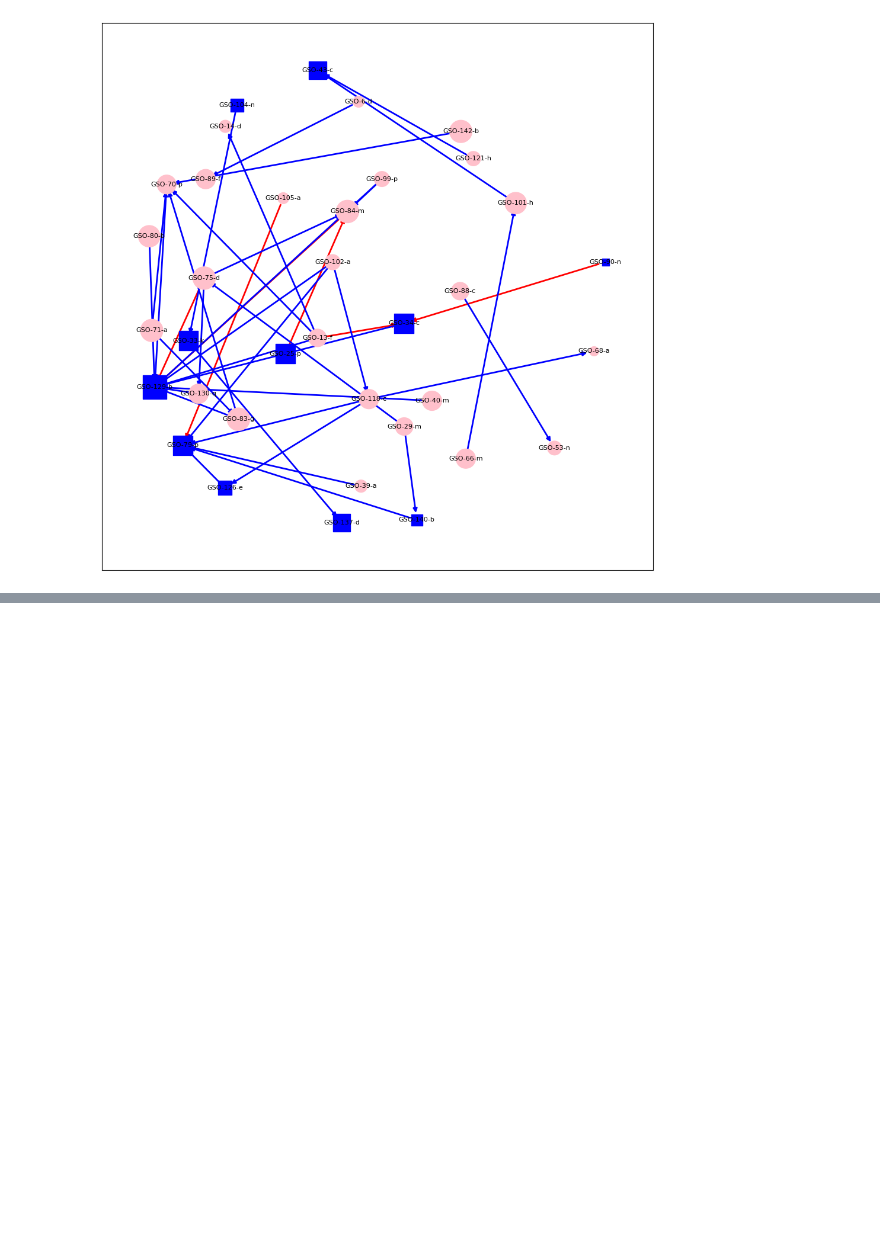
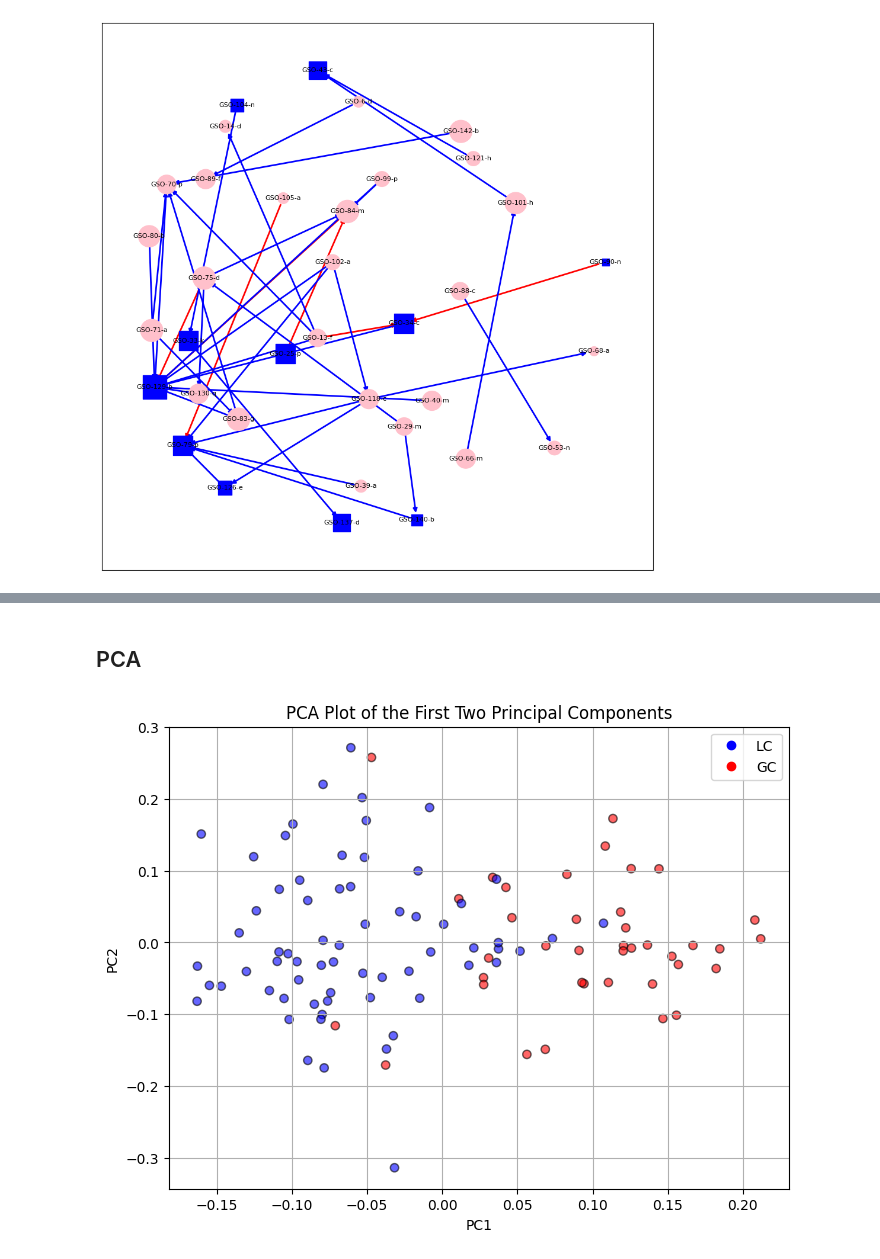
Before and after one commit to MarsicoFL/Bats, a Jupyter notebook: BatKinship.ipynb, the cells around one changed output, grey strips where cells are left out. Drawn from its saved outputs; the diff is of its cells as text; code cells hidden in the pictures; blank space fills up the shorter version.

```diff
--- a/BatKinship.ipynb
+++ b/BatKinship.ipynb
@@ -553,0 +614,32 @@ plt.show()
+# %% [markdown]
+## PCA
+# %%
+import pandas as pd
+import matplotlib.pyplot as plt
+
+# Read the PCA eigenvec file
+pca_eigenvec = pd.read_csv("/content/drive/MyDrive/Bats/sec_PCA.eigenvec", sep=' ', header=None)
+
+# Read the population assignment file
+population_assignment = pd.read_csv("/content/drive/MyDrive/Bats/population_assignment.txt", delim_whitespace=True, header=None, names=['FID', 'IID', 'POP'])
+
+# Merge the PCA data with the population assignment data
+pca_merged = pca_eigenvec.merge(population_assignment, left_on=1, right_on='IID')
+
+# Create a color map for the scatter plot
+color_map = {'LC': 'blue', 'GC': 'red'}
+
+# Create a scatter plot of the first two principal components
+plt.figure(figsize=(8, 6))
+plt.scatter(pca_merged[2], pca_merged[3],
+            c=pca_merged['POP'].map(color_map),
+            edgecolor='k', alpha=0.6)
+plt.xlabel('PC1')
+plt.ylabel('PC2')
+plt.title('PCA Plot of the First Two Principal Components')
+plt.grid(True)
+plt.legend([plt.Line2D((0,1),(0,0), color=color_map[key], marker='o', linestyle='') for key in color_map],
+           [key for key in color_map])
+plt.show()
+# %% [output]
+[figure, added]
```
Also changed, not shown: parts of 22 cells of this notebook.
